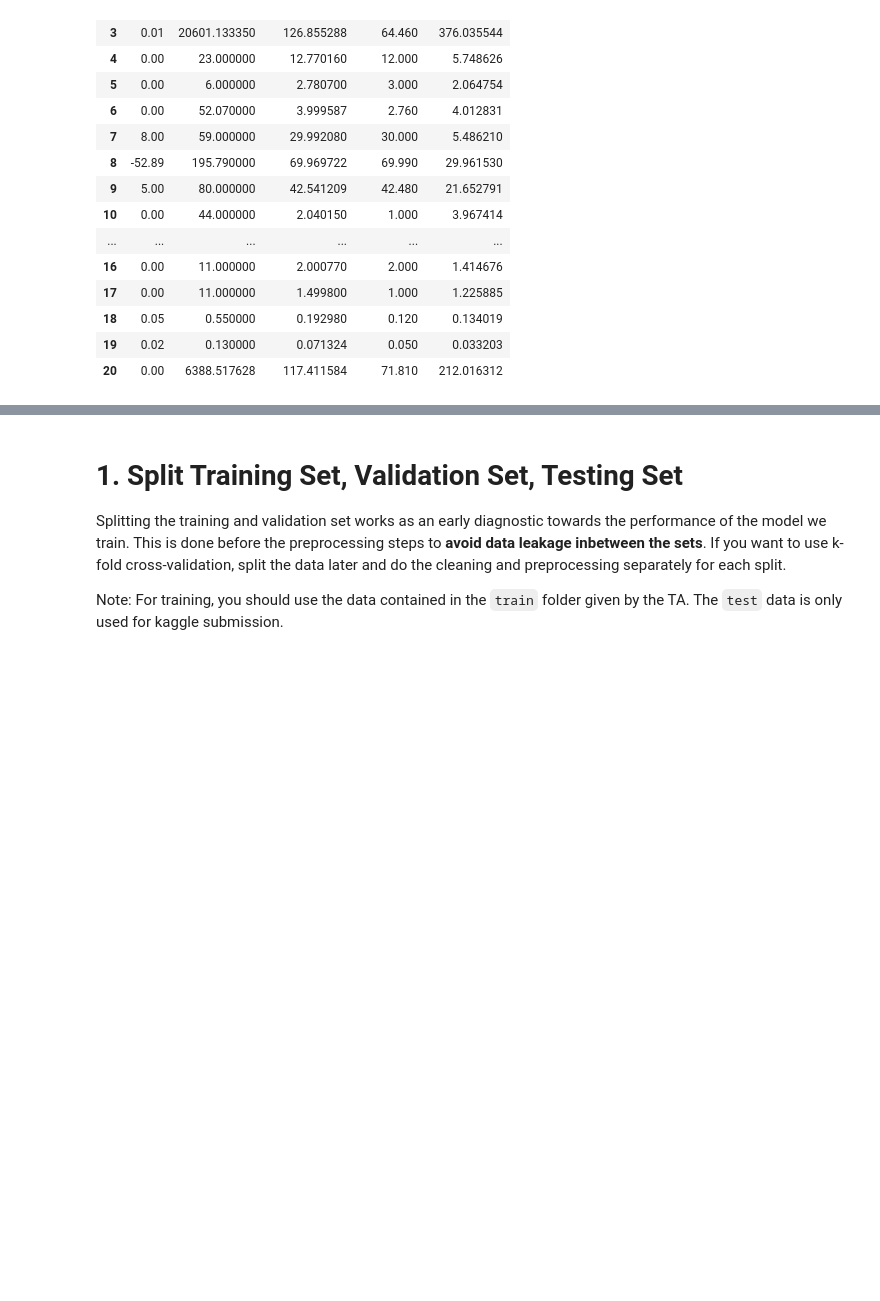
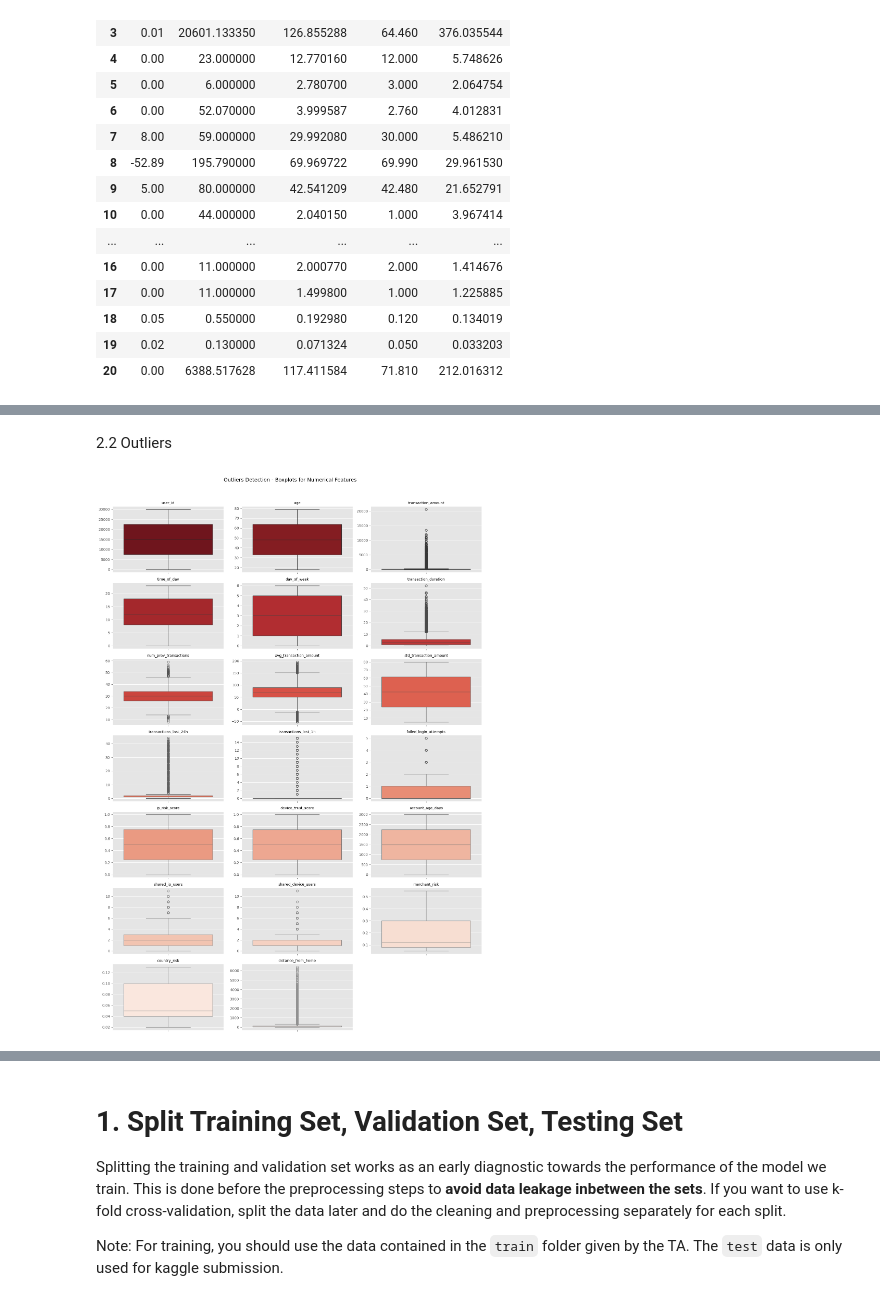
Before and after one commit to wiijaakk/IF3070_Tubes2_AbyuDAIya-Ganbatte, a Jupyter notebook: IF3070 Dasar Artificial Intelligence _ Tugas Besar 2 Notebook.ipynb, the cells around one changed output, grey strips where cells are left out. Saved outputs shown, nothing was run; the diff lists cells and outputs as text; code cells hidden in the pictures; blank space fills up the shorter version.

```diff
--- a/IF3070 Dasar Artificial Intelligence _ Tugas Besar 2 Notebook.ipynb
+++ b/IF3070 Dasar Artificial Intelligence _ Tugas Besar 2 Notebook.ipynb
@@ -400,0 +401,21 @@ dtype: float64
+# %% [markdown]
+2.2 Outliers
+# %%
+def plot_outliers(dataframe, n_cols=3, subplot_size=(5, 3)):
+    numerical_cols = dataframe.columns
+    n_rows = (len(numerical_cols) + n_cols - 1) // n_cols
+    colors = sns.color_palette("Reds_r", len(numerical_cols))
+
+    plt.figure(figsize=(subplot_size[0] * n_cols, subplot_size[1] * n_rows))
+    for i, col in enumerate(numerical_cols):
+        plt.subplot(n_rows, n_cols, i + 1)
+        sns.boxplot(y=dataframe[col], color=colors[i])
+        plt.title(f'{col}', fontsize=10)
+        plt.ylabel('')
+    plt.suptitle('Outliers Detection - Boxplots for Numerical Features', fontsize=14, y=1.02)
+    plt.tight_layout()
+    plt.show()
+
+plot_outliers(df[numerical_features])
+# %% [output]
+[figure, added]
```
Also changed, not shown: parts of 9 cells of this notebook.
